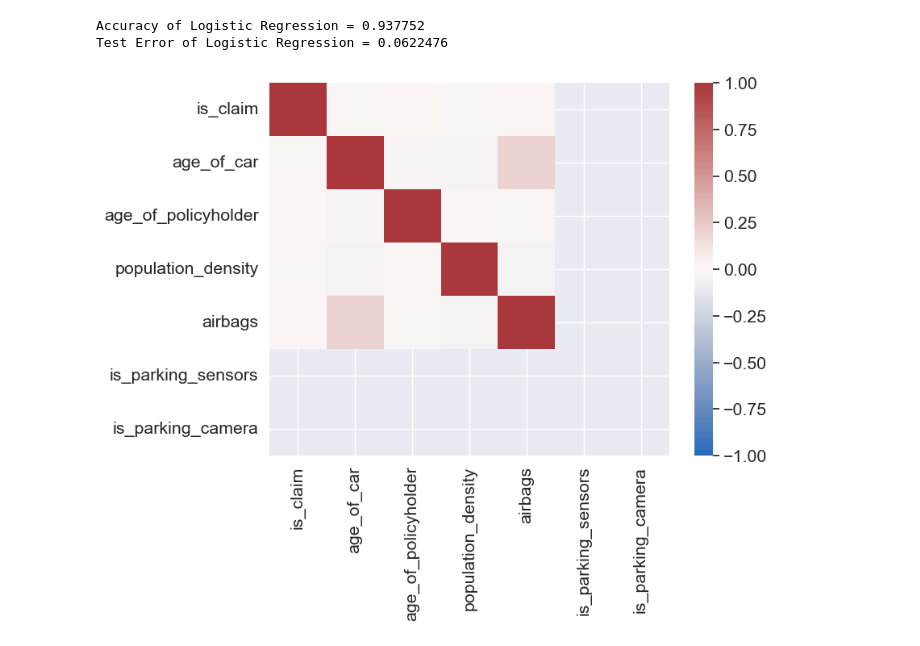
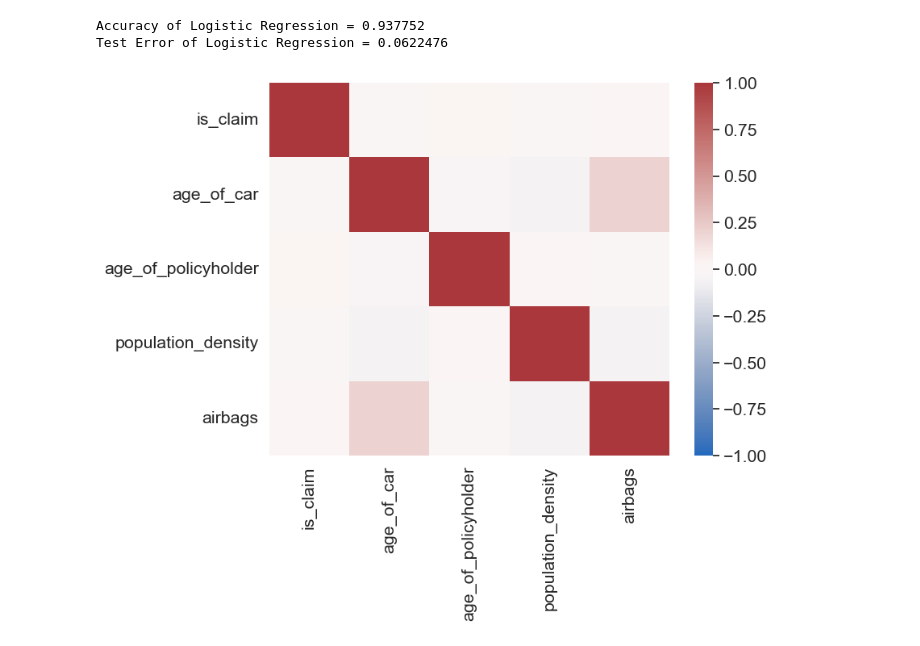
Before and after one commit to evlynEl/BigData, a Jupyter notebook: Projek.ipynb, the cells around one changed output. Cells and saved outputs as stored; diff of their text form; code cells hidden in the pictures.

```diff
--- a/Projek.ipynb
+++ b/Projek.ipynb
@@ -486,11 +653,11 @@ Test Error of Logistic Regression = 0.0622476
 # %%
 # Generate the correlation matrix
 import matplotlib.pyplot as plt
 import seaborn as sns
 plt.figure(figsize=(8,6))
 sns.set(font_scale=1.4)
-heat =sns.heatmap(data=df.select(['is_claim', 'age_of_car', 'age_of_policyholder', 'population_density', 'airbags', 'is_parking_sensors', 'is_parking_camera']).toPandas().corr(), cmap='vlag', vmin=-1, vmax=1)
+heat =sns.heatmap(data=df.select(['is_claim', 'age_of_car', 'age_of_policyholder', 'population_density', 'airbags']).toPandas().corr(), cmap='vlag', vmin=-1, vmax=1)
 # %% [output]
-[figure, old version]
+[figure, new version]
 # %%
 spark.stop()
```
Also changed, not shown: parts of 8 cells of this notebook.
